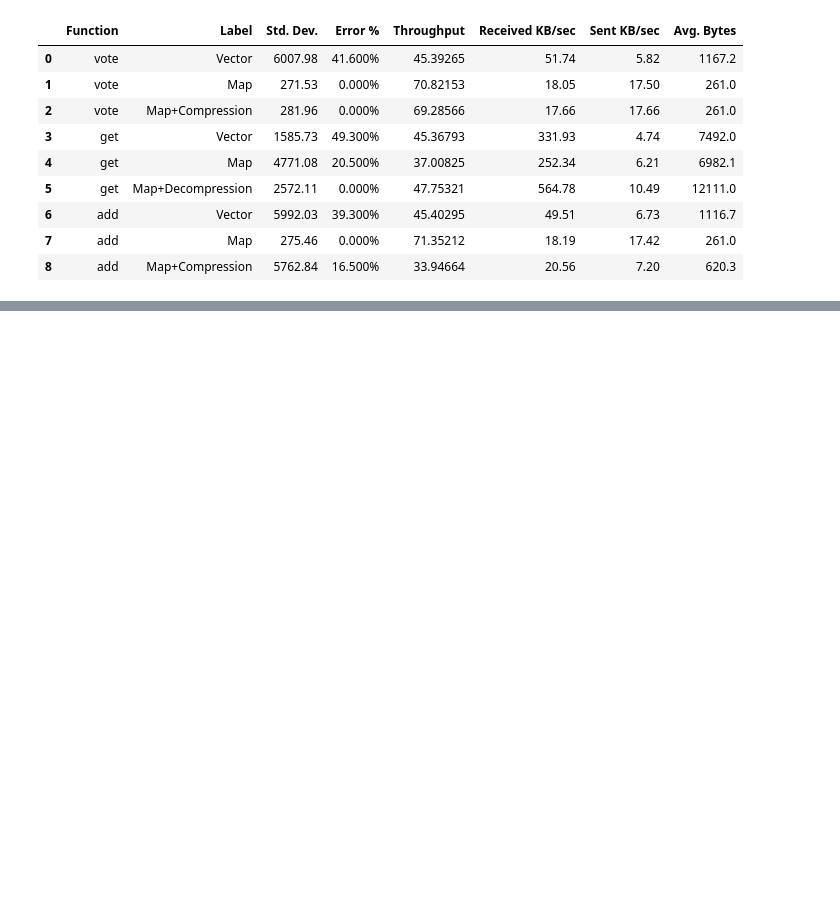
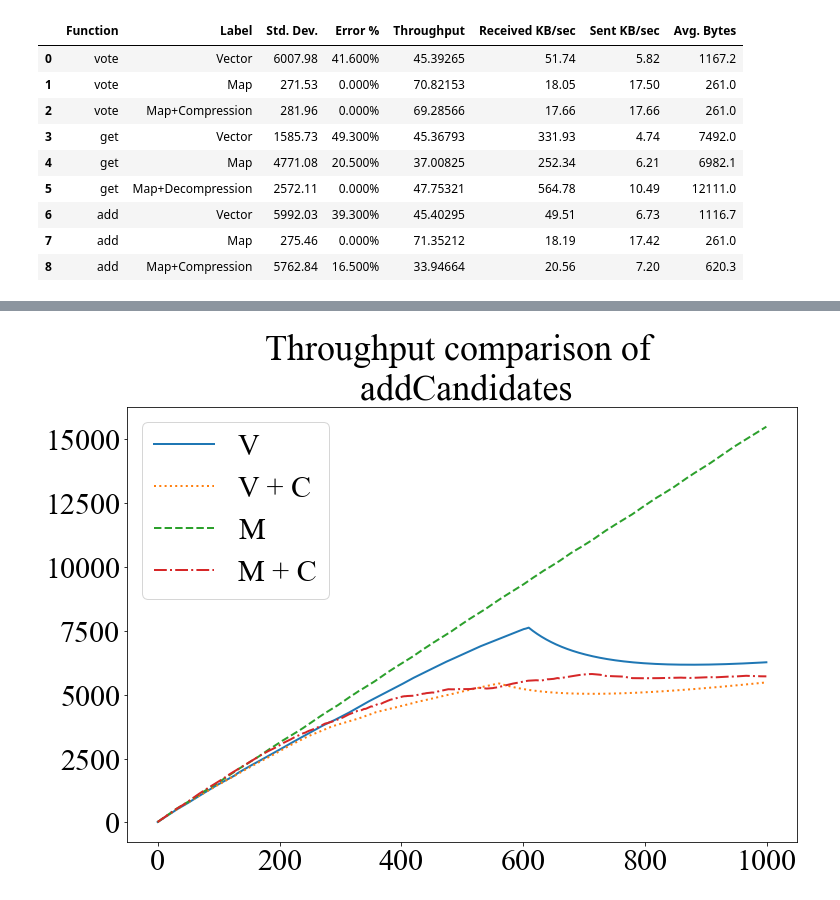
Before and after one commit to jasonliu96/NearVotingSystem, a Jupyter notebook: Evaluation/JMeter Analysis v4.ipynb, the cells around one changed output, grey strips where cells are left out. Drawn from its saved outputs; the diff is of its cells as text; code cells hidden in the pictures; blank space fills up the shorter version.

```diff
--- a/Evaluation/JMeter Analysis v4.ipynb
+++ b/Evaluation/JMeter Analysis v4.ipynb
@@ -21,6 +21,8 @@ dir2= "NearVotingJMeterTests4/"
 # %%
 add = load_dataset(dir1+'Add/Add_1000T.csv')
 add_sum = load_summary(dir1+'Add/Add_1000T_Sum.csv',"add")
+# %%
+add_vector_compressed = load_dataset(dir1+'Add/Add_1000t_Compressed.csv')
 # %%
 vote = load_dataset(dir1+'Vote/Vote_1000T.csv')
 vote_sum = load_summary(dir1+'Vote/Vote_1000T_Sum.csv', "vote")
@@ -195,0 +216,13 @@ final_summary
+# %%
+fig, ax = plt.subplots()
+fig.set_figheight(8)
+fig.set_figwidth(12)
+ax.plot(range(0,1000), add.throughput, linewidth=2.0, label="V")
+ax.plot(range(0,1000), add_vector_compressed.throughput, linewidth=2.0, label="V + C", linestyle = "dotted")
+ax.plot(range(0,1000), add_v2.throughput, linewidth=2.0, label="M", linestyle = "dashed")
+ax.plot(range(0,1000), add_compressed_v2.throughput, linewidth=2.0, label="M + C", linestyle = "dashdot")
+ax.title.set_text('Throughput comparison of \n addCandidates')
+ax.legend(loc="upper left")
+plt.savefig('AddCandidatesV2.png', dpi=800)
+# %% [output]
+[figure, added]
```
Also changed, not shown: parts of 5 cells of this notebook, 2 other files.
